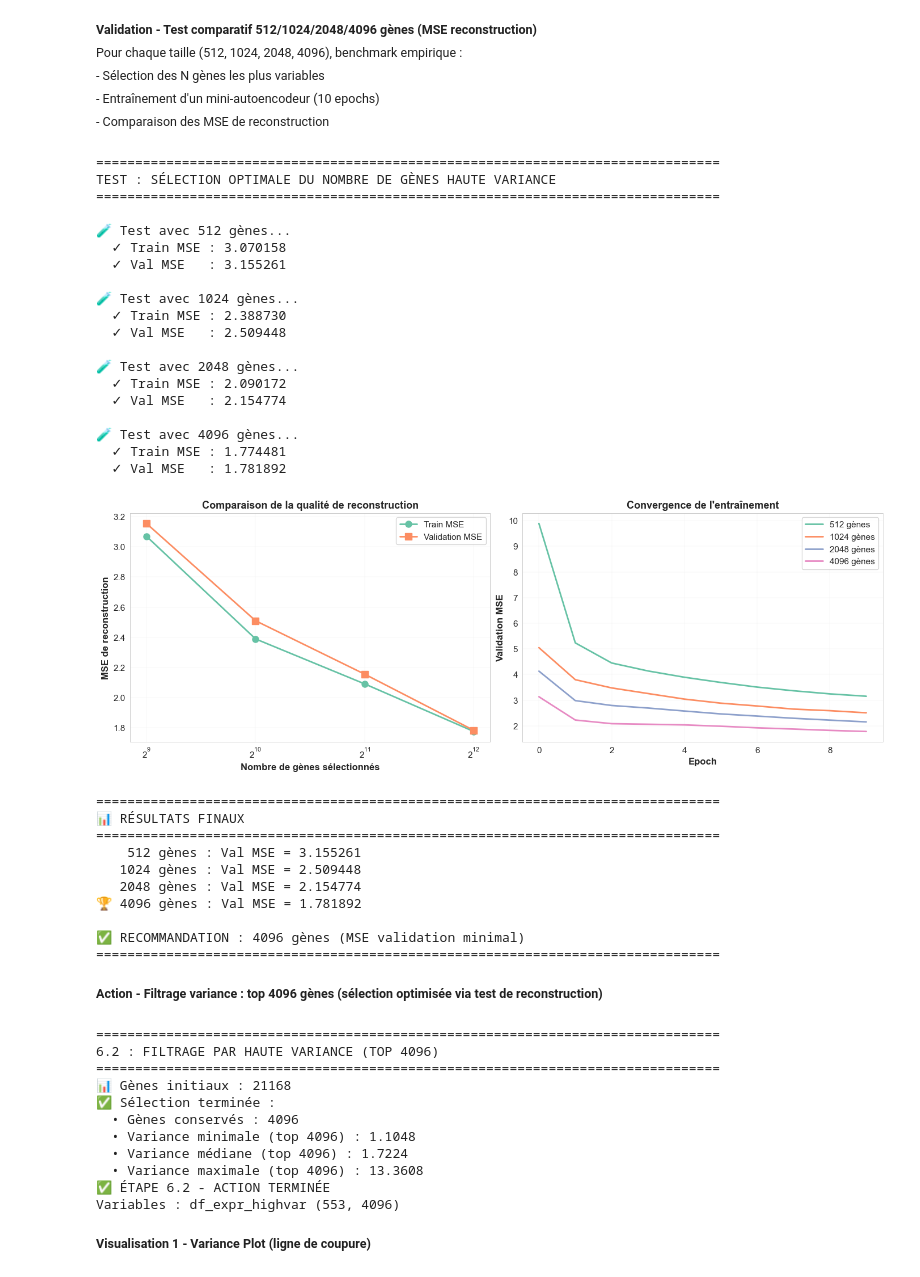
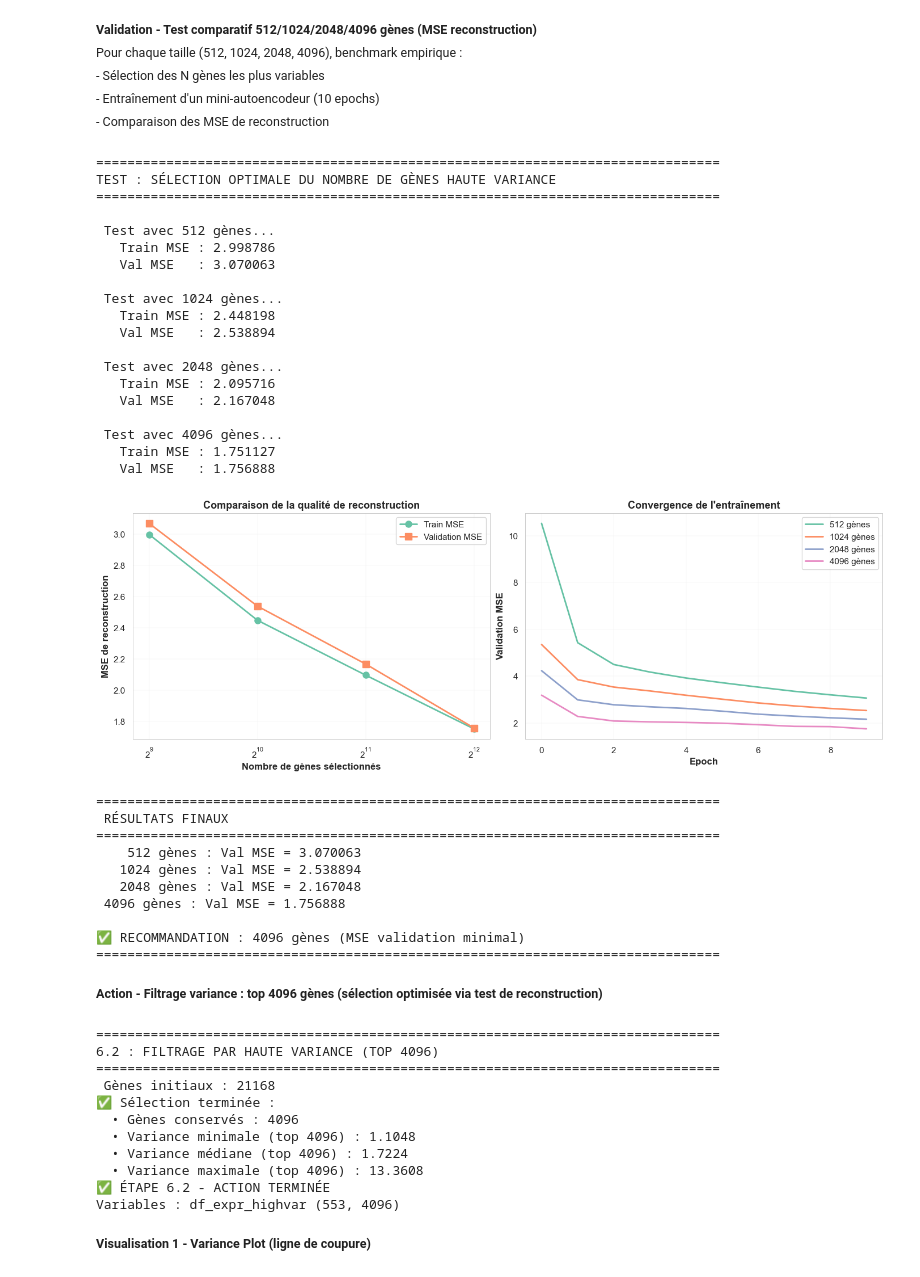
Before and after one commit to mylaila/TCGA_UCEC_project, a Jupyter notebook: 0C_ml_preprocessing.ipynb, the cells around one changed output. Saved outputs shown, nothing was run; the diff lists cells and outputs as text; code cells hidden in the pictures.

```diff
--- a/0C_ml_preprocessing.ipynb
+++ b/0C_ml_preprocessing.ipynb
@@ -1356,7 +1353,7 @@ print("TEST : SÉLECTION OPTIMALE DU NOMBRE DE GÈNES HAUTE VARIANCE")
 print("="*80)
 
 for n_features in n_features_list:
-    print(f"\n🧪 Test avec {n_features} gènes...")
+    print(f"\n Test avec {n_features} gènes...")
 
     # Sélection des top N gènes par variance
     variances = df_expr_full.var(axis=0)
@@ -1395,8 +1392,8 @@ for n_features in n_features_list:
         'history': history.history
     }
 
-    print(f"  ✓ Train MSE : {final_train_loss:.6f}")
-    print(f"  ✓ Val MSE   : {final_val_loss:.6f}")
+    print(f"   Train MSE : {final_train_loss:.6f}")
+    print(f"   Val MSE   : {final_val_loss:.6f}")
 
 # ============================================================================
 # VISUALISATION
@@ -1427,55 +1424,55 @@ axes[1].set_xlabel('Epoch', fontsize=12, weight='bold')
 axes[1].set_ylabel('Validation MSE', fontsize=12, weight='bold')
 axes[1].set_title('Convergence de l\'entraînement', fontsize=13, weight='bold')
 axes[1].legend()
 axes[1].grid(alpha=0.3)
 
 plt.tight_layout()
 plt.savefig(f"{DIRS['FEATURES']}/6_2_feature_selection_test.png", dpi=300, bbox_inches='tight')
 plt.show()
 
 # ============================================================================
 # RECOMMANDATION
 # ============================================================================
 
 best_n = min(results.keys(), key=lambda x: results[x]['val_mse'])
 
 print("\n" + "="*80)
-print("📊 RÉSULTATS FINAUX")
+print(" RÉSULTATS FINAUX")
 print("="*80)
 for n_features in n_features_list:
-    marker = "🏆" if n_features == best_n else "  "
+    marker = "" if n_features == best_n else "  "
     print(f"{marker} {n_features:4d} gènes : Val MSE = {results[n_features]['val_mse']:.6f}")
 
 print(f"\n✅ RECOMMANDATION : {best_n} gènes (MSE validation minimal)")
 print("="*80)
 # %% [output]
 ================================================================================
 TEST : SÉLECTION OPTIMALE DU NOMBRE DE GÈNES HAUTE VARIANCE
 ================================================================================
 
-🧪 Test avec 512 gènes...
-  ✓ Train MSE : 3.070158
-  ✓ Val MSE   : 3.155261
+ Test avec 512 gènes...
+   Train MSE : 2.998786
+   Val MSE   : 3.070063
 
-🧪 Test avec 1024 gènes...
-  ✓ Train MSE : 2.388730
-  ✓ Val MSE   : 2.509448
+ Test avec 1024 gènes...
+   Train MSE : 2.448198
+   Val MSE   : 2.538894
 
-🧪 Test avec 2048 gènes...
-  ✓ Train MSE : 2.090172
-  ✓ Val MSE   : 2.154774
+ Test avec 2048 gènes...
+   Train MSE : 2.095716
+   Val MSE   : 2.167048
 
-🧪 Test avec 4096 gènes...
-  ✓ Train MSE : 1.774481
-  ✓ Val MSE   : 1.781892
+ Test avec 4096 gènes...
+   Train MSE : 1.751127
+   Val MSE   : 1.756888
-[figure, old version]
+[figure, new version]
 ================================================================================
-📊 RÉSULTATS FINAUX
+ RÉSULTATS FINAUX
 ================================================================================
-    512 gènes : Val MSE = 3.155261
-   1024 gènes : Val MSE = 2.509448
-   2048 gènes : Val MSE = 2.154774
-🏆 4096 gènes : Val MSE = 1.781892
+    512 gènes : Val MSE = 3.070063
+   1024 gènes : Val MSE = 2.538894
+   2048 gènes : Val MSE = 2.167048
+ 4096 gènes : Val MSE = 1.756888
 
 ✅ RECOMMANDATION : 4096 gènes (MSE validation minimal)
 ================================================================================
@@ -1497,7 +1494,7 @@ top_genes = variances.nlargest(N_TOP_GENES_AE).index
 
 df_expr_highvar = df_expr_full[top_genes].copy()
 
-print(f"📊 Gènes initiaux : {df_expr_full.shape[1]}")
+print(f" Gènes initiaux : {df_expr_full.shape[1]}")
 print(f"✅ Sélection terminée :")
 print(f"  • Gènes conservés : {N_TOP_GENES_AE}")
 print(f"  • Variance minimale (top {N_TOP_GENES_AE}) : {variances[top_genes].min():.4f}")
@@ -1510,7 +1507,7 @@ print(f"Variables : df_expr_highvar ({df_expr_highvar.shape[0]}, {df_expr_highva
 ================================================================================
 6.2 : FILTRAGE PAR HAUTE VARIANCE (TOP 4096)
 ================================================================================
-📊 Gènes initiaux : 21168
+ Gènes initiaux : 21168
 ✅ Sélection terminée :
   • Gènes conservés : 4096
   • Variance minimale (top 4096) : 1.1048
```
Also changed, not shown: parts of 31 cells of this notebook, 28 other files.
